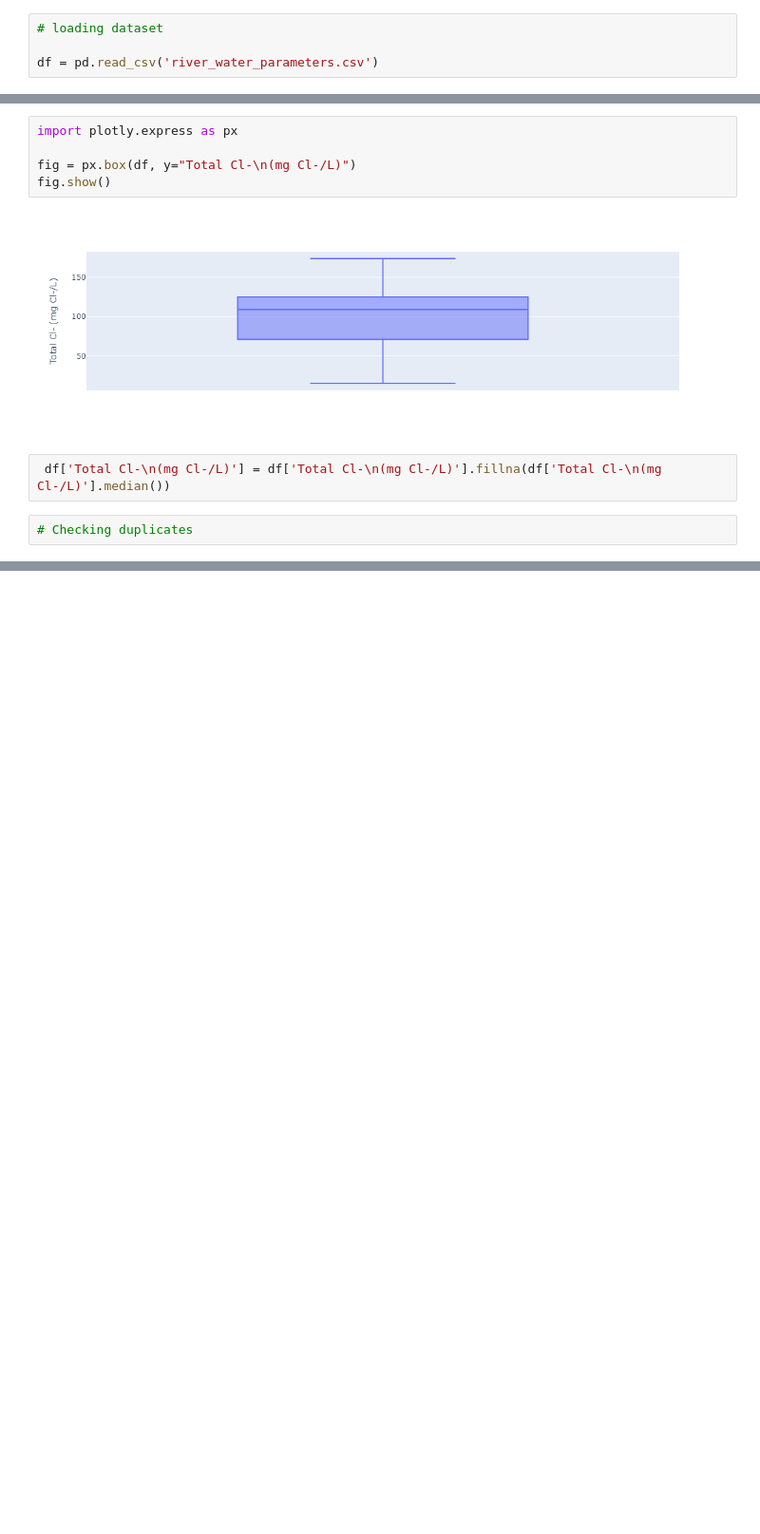
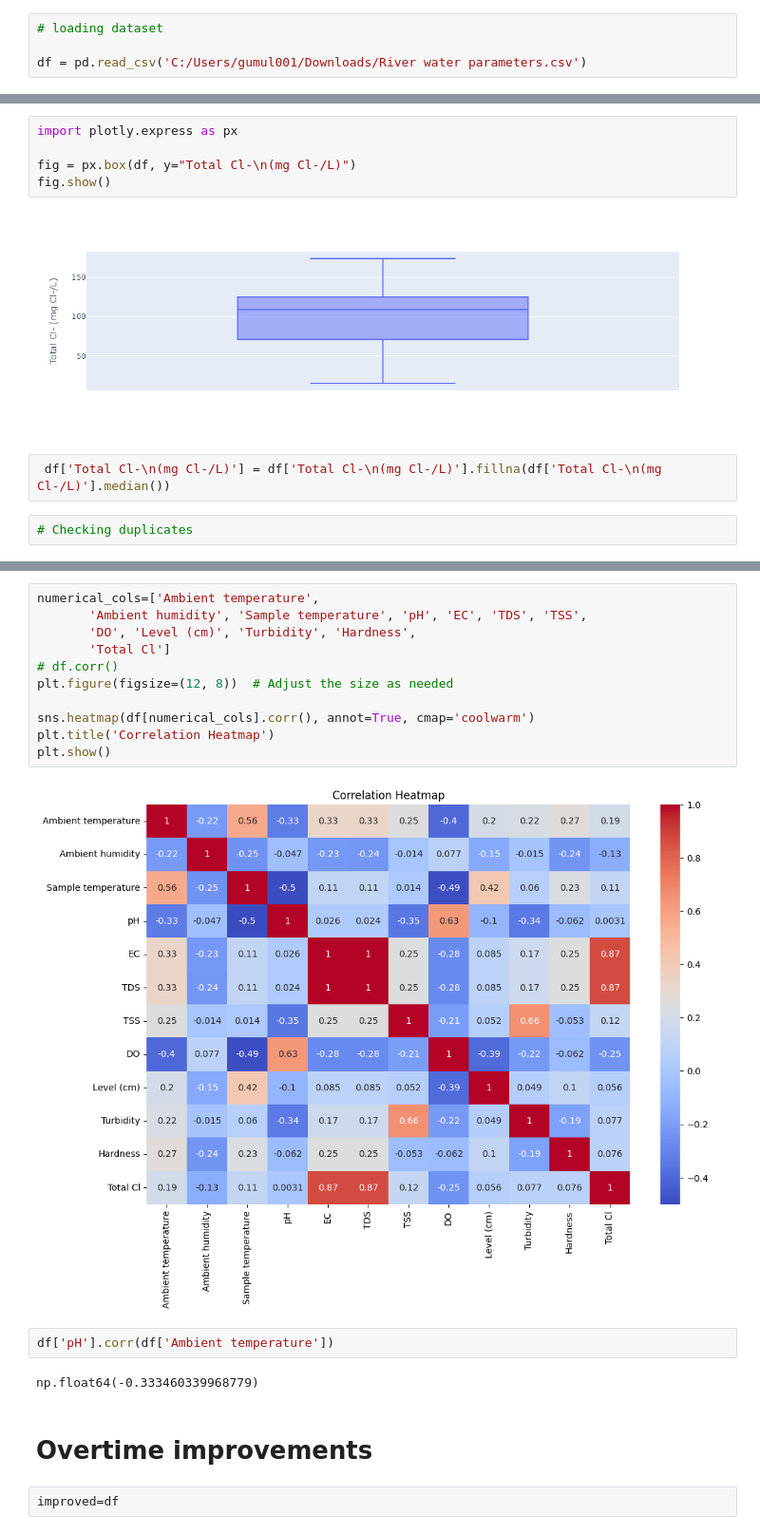
Before and after one commit to sarahgracemahlangu/ExploreAI-Python-Group-Project, a Jupyter notebook: python_group_project.ipynb, the cells around one changed output, grey strips where cells are left out. Shown at 95% size. Drawn from its saved outputs; the diff is of its cells as text; blank space fills up the shorter version.

```diff
--- a/python_group_project.ipynb
+++ b/python_group_project.ipynb
@@ -16,7 +20,7 @@ pd.set_option("display.max_columns", None)
 # %%
 # loading dataset
 
-df = pd.read_csv('river_water_parameters.csv')
+df = pd.read_csv('C:/Users/gumul001/Downloads/River water parameters.csv')
 # %%
 # Show sample of the dataset
 
@@ -309,0 +380,21 @@ fig.show()
+# %%
+numerical_cols=['Ambient temperature',
+       'Ambient humidity', 'Sample temperature', 'pH', 'EC', 'TDS', 'TSS',
+       'DO', 'Level (cm)', 'Turbidity', 'Hardness',
+       'Total Cl']
+# df.corr()
+plt.figure(figsize=(12, 8))  # Adjust the size as needed
+
+sns.heatmap(df[numerical_cols].corr(), annot=True, cmap='coolwarm')
+plt.title('Correlation Heatmap')
+plt.show()
+# %% [output]
+[figure, added]
+# %%
+df['pH'].corr(df['Ambient temperature'])
+# %% [output]
+np.float64(-0.333460339968779)
+# %% [markdown]
+# Overtime improvements
+# %%
+improved=df
```
Also changed, not shown: parts of 20 cells of this notebook.
